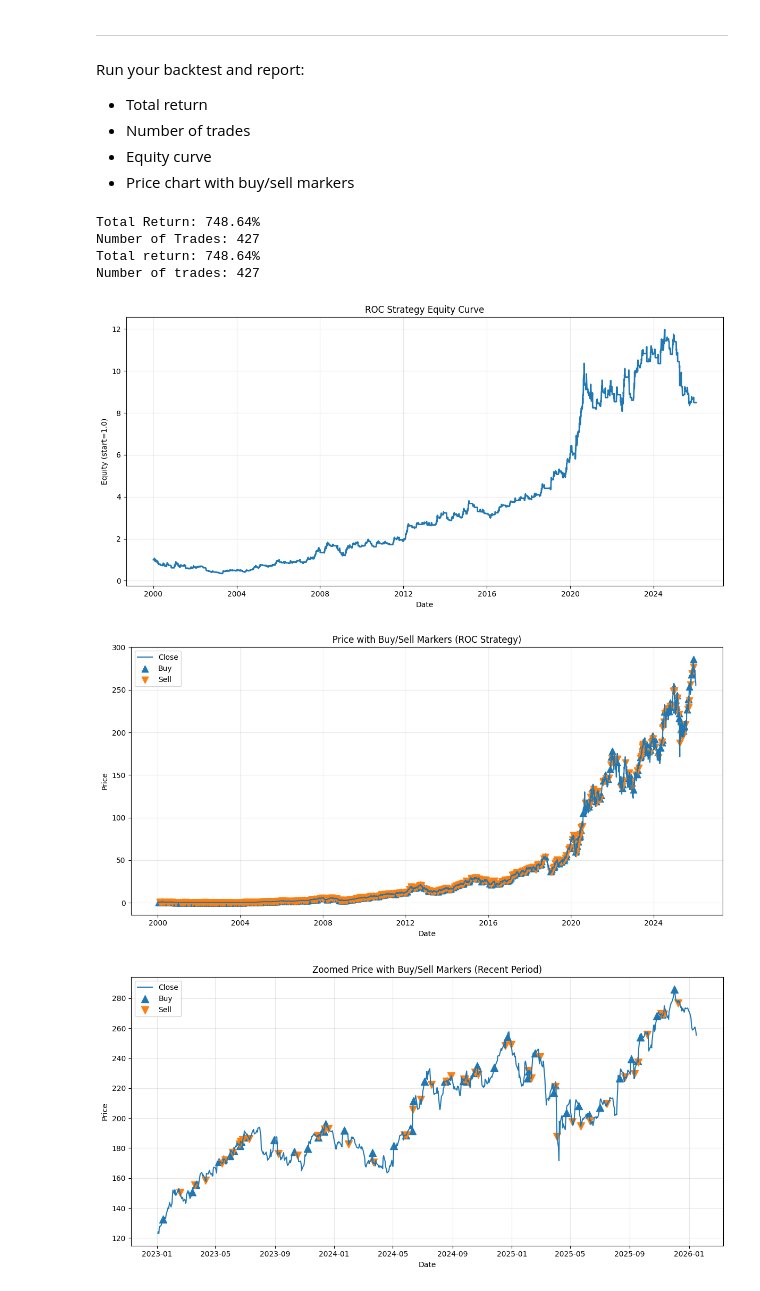
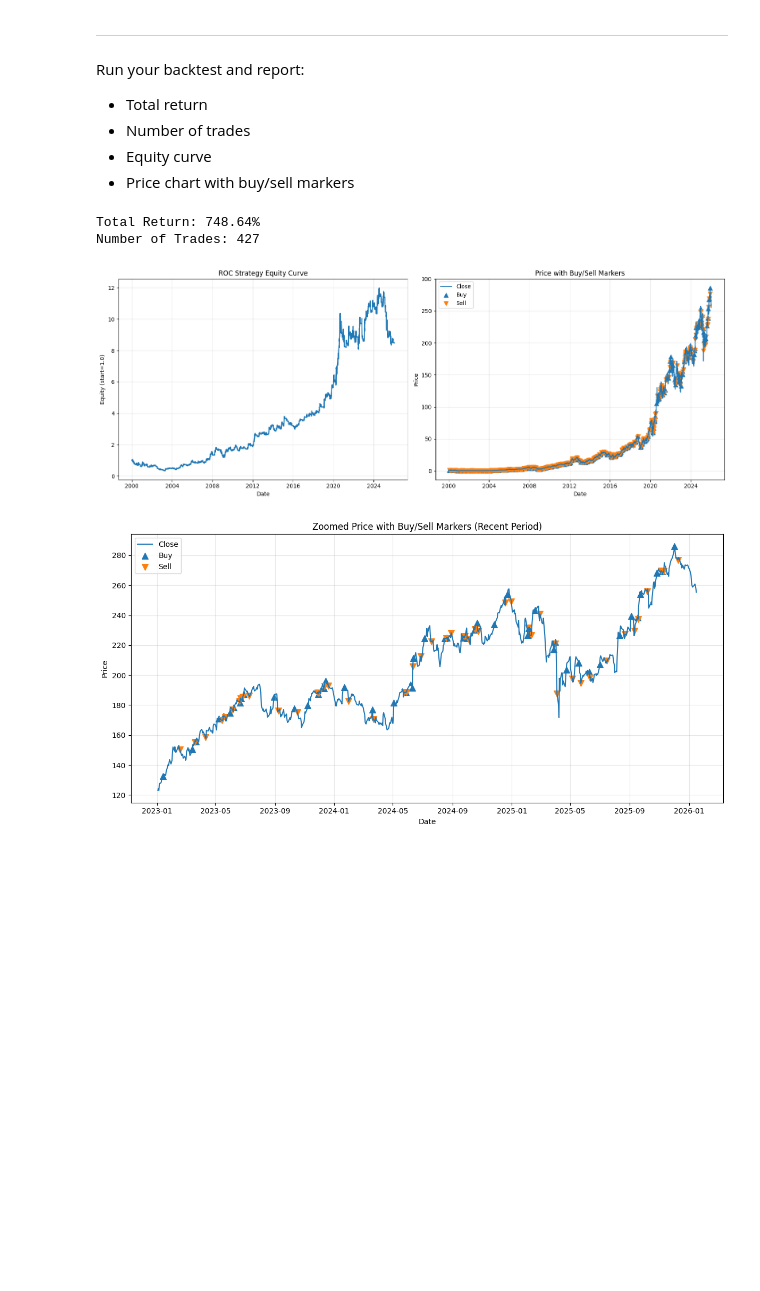
Before and after one commit to taliashapiro05/Momentum_assignment-1-, a Jupyter notebook: Momentum_assignment.ipynb, the cells around one changed output. Cells and saved outputs as stored; diff of their text form; code cells hidden in the pictures; blank space fills up the shorter version.

Commit message:
Applied plotting function to ROC, MA, and MACD strategies

```diff
--- a/Momentum_assignment.ipynb
+++ b/Momentum_assignment.ipynb
@@ -390,55 +374,13 @@ Run your backtest and report:
 - Equity curve
 - Price chart with buy/sell markers
 # %%
-# METRICS
-
 ROC_strat = ROC_strategy(df.copy())
-
 ROC_backtest = backtest_signal_only(ROC_strat, ROC_strat["ROC_Signal"])
 
-roc_total_return = ROC_backtest["equity"].iloc[-1] - 1
-roc_num_trades = int((ROC_backtest["position"].diff().fillna(0) == 1).sum())
-
-print(f"Total return: {roc_total_return:.2%}")
-print(f"Number of trades: {roc_num_trades}")
-
-# EQUITY CURVE
-
-plt.figure(figsize=(12, 6))
-plt.plot(ROC_backtest["Date"], ROC_backtest["equity"], linewidth=2)
-plt.title("ROC Strategy Equity Curve")
-plt.xlabel("Date")
-plt.ylabel("Equity (start=1.0)")
-plt.grid(True, alpha=0.3)
-plt.tight_layout()
-plt.show()
-
-# Price chart with buy/sell markers
-
-entries = ROC_backtest["position"].diff().fillna(0) == 1
-exits   = ROC_backtest["position"].diff().fillna(0) == -1
-
-plt.figure(figsize=(12, 6))
-plt.plot(ROC_backtest["Date"], ROC_backtest["Close"], linewidth=1.5, label="Close")
-
-plt.scatter(ROC_backtest.loc[entries, "Date"], ROC_backtest.loc[entries, "Close"],
-            marker="^", s=80, label="Buy")
-
-plt.scatter(ROC_backtest.loc[exits, "Date"], ROC_backtest.loc[exits, "Close"],
-            marker="v", s=80, label="Sell")
-
-plt.title("Price with Buy/Sell Markers (ROC Strategy)")
-plt.xlabel("Date")
-plt.ylabel("Price")
-plt.legend()
-plt.grid(True, alpha=0.3)
-plt.tight_layout()
-plt.show()
+# plot
+plot_strategy_results(ROC_backtest, "ROC Strategy")
 # %% [output]
 Total Return: 748.64%
 Number of Trades: 427
-Total return: 748.64%
-Number of trades: 427
-[figure, old version]
+[figure, new version]
-[figure, removed]
 # %%
```
Also changed, not shown: parts of 10 cells of this notebook.
